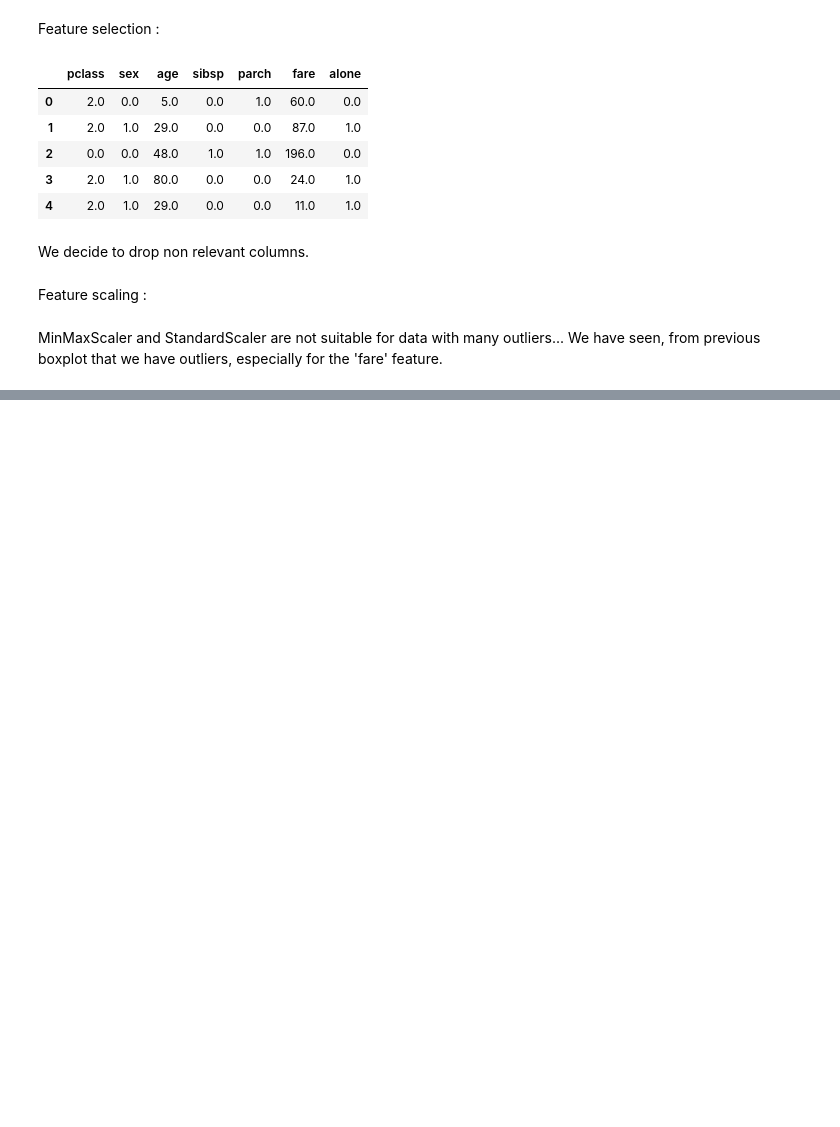
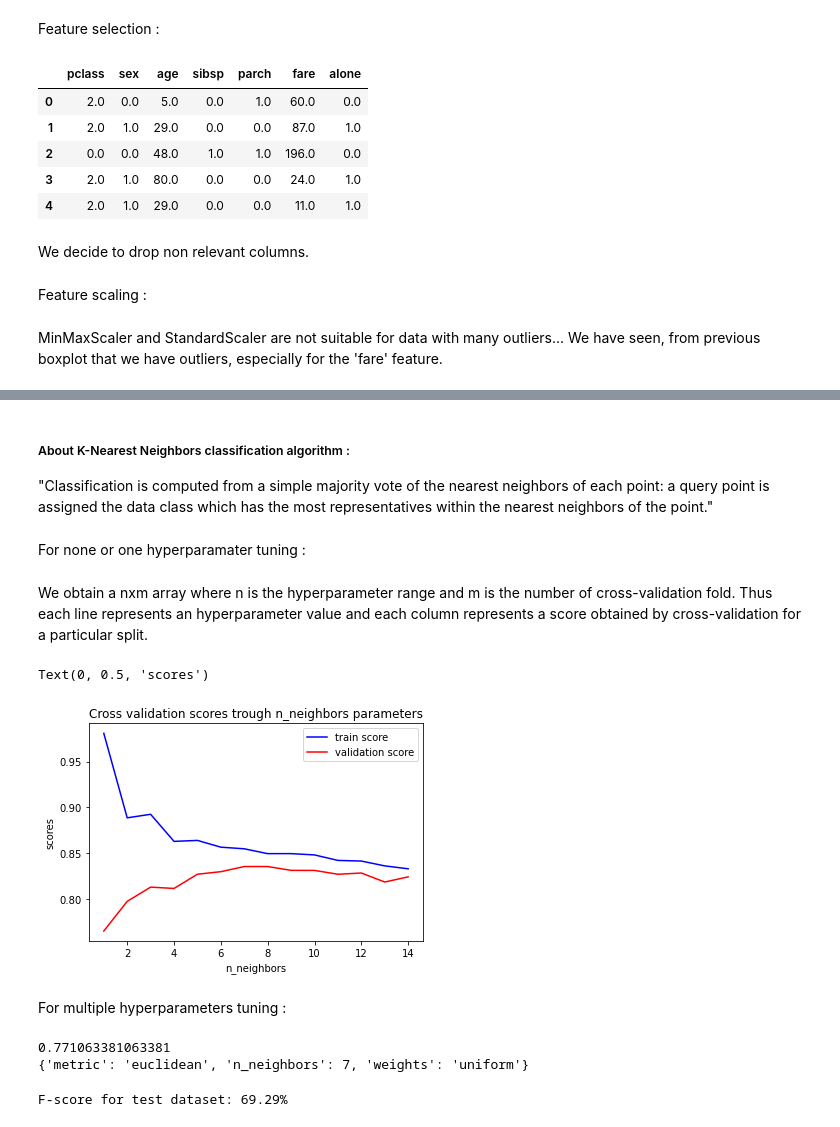
Before and after one commit to AnthonyJaquaniello/Machine_Learning, a Jupyter notebook: src/Titanic.ipynb, the cells around one changed output, grey strips where cells are left out. Saved outputs shown, nothing was run; the diff lists cells and outputs as text; code cells hidden in the pictures; blank space fills up the shorter version.

Commit message:
adding modelling part: 69.24% f-score on test set

```diff
--- a/src/Titanic.ipynb
+++ b/src/Titanic.ipynb
@@ -202,0 +219,61 @@ X_test = scaler.fit_transform(X_test)
+# %% [markdown]
+<h5>About K-Nearest Neighbors classification algorithm :</h5>
+<p>"Classification is computed from a simple majority vote of the nearest neighbors of each point: a query point is assigned the data class which has the most representatives within the nearest neighbors of the point."</p>
+# %%
+#creating the basic model (default values)
+model = KNeighborsClassifier(n_neighbors=5,
+                             weights='uniform',
+                             metric='minkowski',
+                             p=2)
+# %% [markdown]
+For none or one hyperparamater tuning :
+# %%
+#training the model
+#'model.fit(X_train, Y_train)' is the simpliest case
+#cross_val_score(estimator=model, X=X_train, y=Y_train.reshape(Y_train.shape[0]), scoring='f1', cv=5) is a simple cross-validation, without hyperparameter tuning
+train_score, val_score = validation_curve(estimator=model,
+                                          X=X_train,
+                                          y=Y_train.reshape(Y_train.shape[0]),
+                                          param_name='n_neighbors',
+                                          param_range=np.arange(1, 15),
+                                          cv=5)
+# %% [markdown]
+We obtain a nxm array where n is the hyperparameter range and m is the number of cross-validation fold. Thus each line represents an hyperparameter value and each column represents a score obtained by cross-validation for a particular split.
+# %%
+#displaying cross_validation scores for each hyperparamater value
+figure = plt.figure()
+main_ax = figure.add_subplot(1, 1, 1)
+main_ax.plot(np.arange(1 ,15), train_score.mean(axis=1), c='b',label='train score')
+main_ax.plot(np.arange(1 ,15), val_score.mean(axis=1), c='r', label='validation score')
+main_ax.legend()
+main_ax.set_title('Cross validation scores trough n_neighbors parameters')
+main_ax.set_xlabel('n_neighbors')
+main_ax.set_ylabel('scores')
+# %% [output]
+Text(0, 0.5, 'scores')
+[figure, added]
+# %% [markdown]
+For multiple hyperparameters tuning :
+# %%
+param_grid = {
+    "n_neighbors":np.arange(1, 15),
+    "metric":['euclidean','manhattan'],
+    "weights":['uniform', 'distance']
+}
+grid = GridSearchCV(estimator=KNeighborsClassifier(),
+                   param_grid=param_grid,
+                   scoring='f1',
+                   cv=5,
+                   return_train_score=True)
+grid.fit(X_train, Y_train.reshape(Y_train.shape[0]))
+print(grid.best_score_) #validation score
+print(grid.best_params_)
+model = grid.best_estimator_
+# %% [output]
+0.771063381063381
+{'metric': 'euclidean', 'n_neighbors': 7, 'weights': 'uniform'}
+# %%
+#testing the model
+print("F-score for test dataset: {:.2f}%".format(f1_score(y_true=Y_test, y_pred=model.predict(X_test))*100))
+# %% [output]
+F-score for test dataset: 69.29%
```
Also changed, not shown: parts of 5 cells of this notebook.
